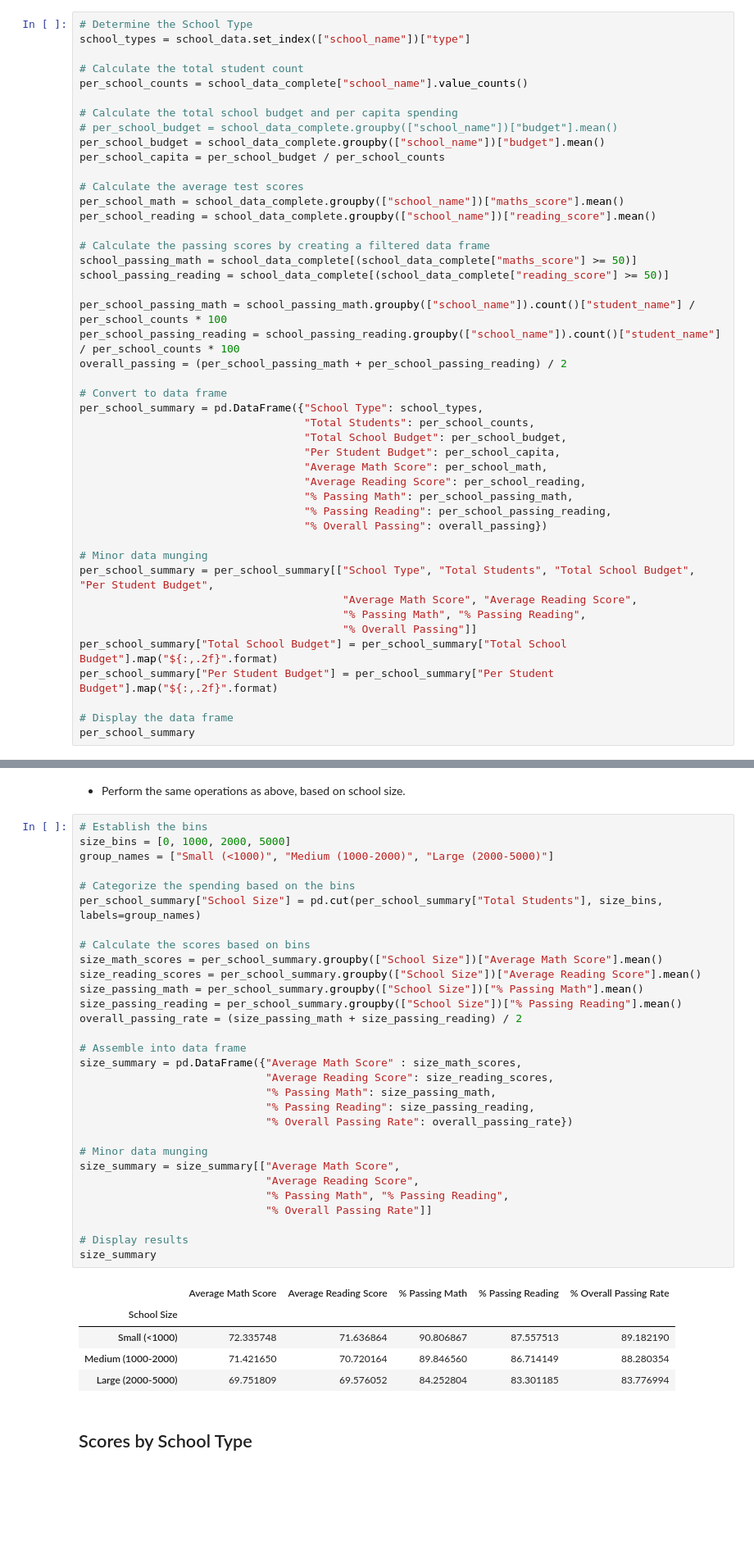
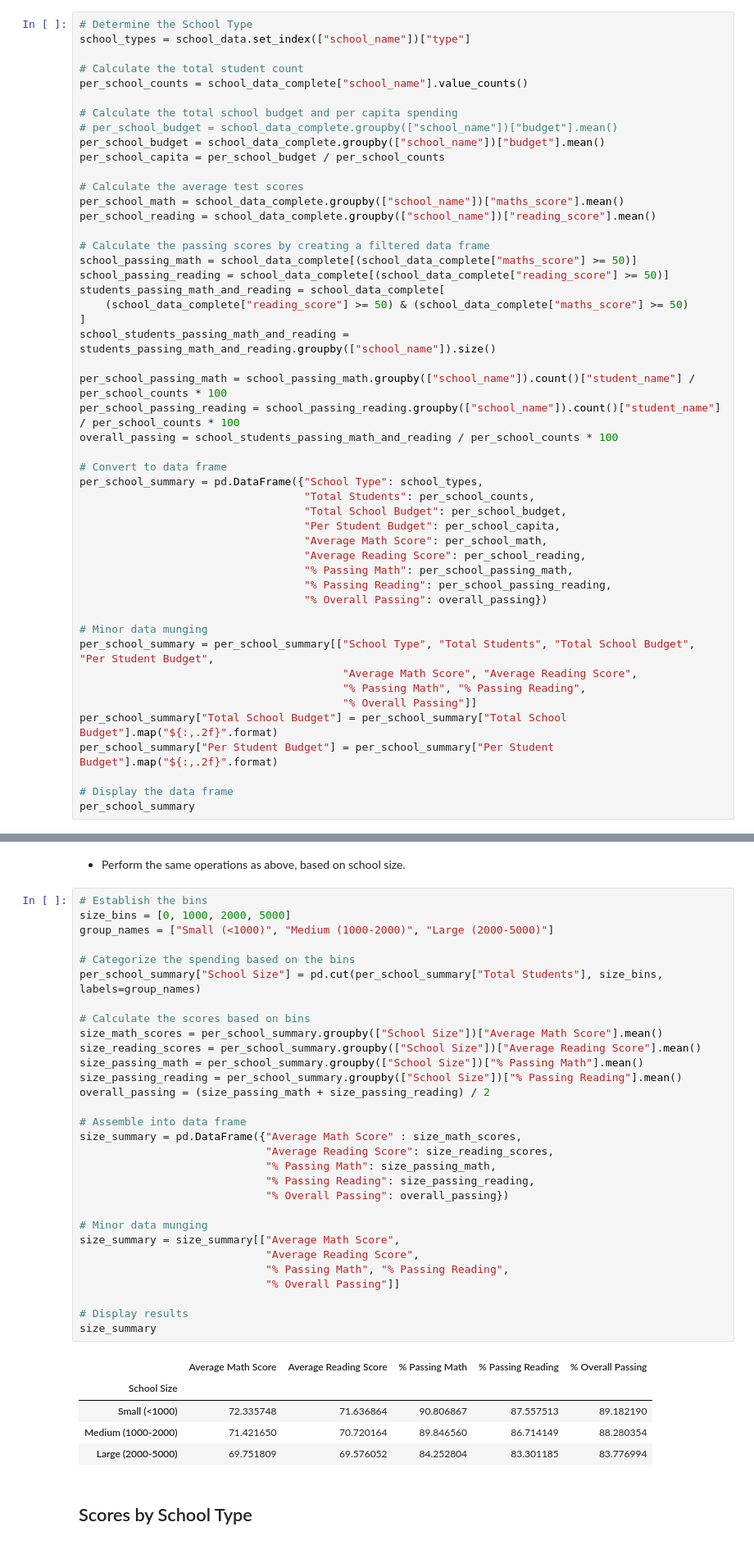
Before and after one commit to simon2383/Pandas-Challenge, a Jupyter notebook: PyCitySchools_starter.ipynb, the cells around one changed output, grey strips where cells are left out. Shown at 82% size. Cells and saved outputs as stored; diff of their text form; blank space fills up the shorter version.

```diff
--- a/PyCitySchools_starter.ipynb
+++ b/PyCitySchools_starter.ipynb
@@ -122,10 +122,14 @@ per_school_reading = school_data_complete.groupby(["school_name"])["reading_scor
 # Calculate the passing scores by creating a filtered data frame
 school_passing_math = school_data_complete[(school_data_complete["maths_score"] >= 50)]
 school_passing_reading = school_data_complete[(school_data_complete["reading_score"] >= 50)]
+students_passing_math_and_reading = school_data_complete[
+    (school_data_complete["reading_score"] >= 50) & (school_data_complete["maths_score"] >= 50)
+]
+school_students_passing_math_and_reading = students_passing_math_and_reading.groupby(["school_name"]).size()
 
 per_school_passing_math = school_passing_math.groupby(["school_name"]).count()["student_name"] / per_school_counts * 100
 per_school_passing_reading = school_passing_reading.groupby(["school_name"]).count()["student_name"] / per_school_counts * 100
-overall_passing = (per_school_passing_math + per_school_passing_reading) / 2
+overall_passing = school_students_passing_math_and_reading / per_school_counts * 100
 
 # Convert to data frame
 per_school_summary = pd.DataFrame({"School Type": school_types,
@@ -345,35 +345,35 @@ spending_summary
 # %%
 # Establish the bins
 size_bins = [0, 1000, 2000, 5000]
 group_names = ["Small (<1000)", "Medium (1000-2000)", "Large (2000-5000)"]
 
 # Categorize the spending based on the bins
 per_school_summary["School Size"] = pd.cut(per_school_summary["Total Students"], size_bins, labels=group_names)
 
 # Calculate the scores based on bins
 size_math_scores = per_school_summary.groupby(["School Size"])["Average Math Score"].mean()
 size_reading_scores = per_school_summary.groupby(["School Size"])["Average Reading Score"].mean()
 size_passing_math = per_school_summary.groupby(["School Size"])["% Passing Math"].mean()
 size_passing_reading = per_school_summary.groupby(["School Size"])["% Passing Reading"].mean()
-overall_passing_rate = (size_passing_math + size_passing_reading) / 2
+overall_passing = (size_passing_math + size_passing_reading) / 2
 
 # Assemble into data frame
 size_summary = pd.DataFrame({"Average Math Score" : size_math_scores,
                              "Average Reading Score": size_reading_scores,
                              "% Passing Math": size_passing_math,
                              "% Passing Reading": size_passing_reading,
-                             "% Overall Passing Rate": overall_passing_rate})
+                             "% Overall Passing": overall_passing})
 
 # Minor data munging
 size_summary = size_summary[["Average Math Score",
                              "Average Reading Score",
                              "% Passing Math", "% Passing Reading",
-                             "% Overall Passing Rate"]]
+                             "% Overall Passing"]]
 
 # Display results
 size_summary
 # %% [output]
-|  | Average Math Score | Average Reading Score | % Passing Math | % Passing Reading | % Overall Passing Rate |
+|  | Average Math Score | Average Reading Score | % Passing Math | % Passing Reading | % Overall Passing |
 | School Size |  |  |  |  |  |
 | Small (<1000) | 72.335748 | 71.636864 | 90.806867 | 87.557513 | 89.182190 |
 | Medium (1000-2000) | 71.421650 | 70.720164 | 89.846560 | 86.714149 | 88.280354 |
```
Also changed, not shown: parts of 4 cells of this notebook.
